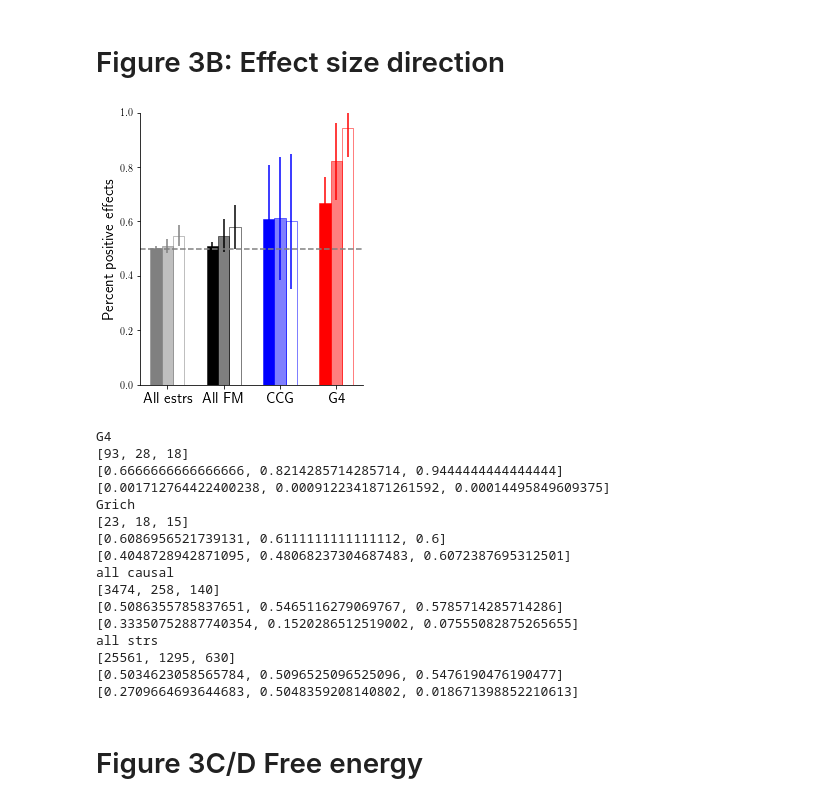
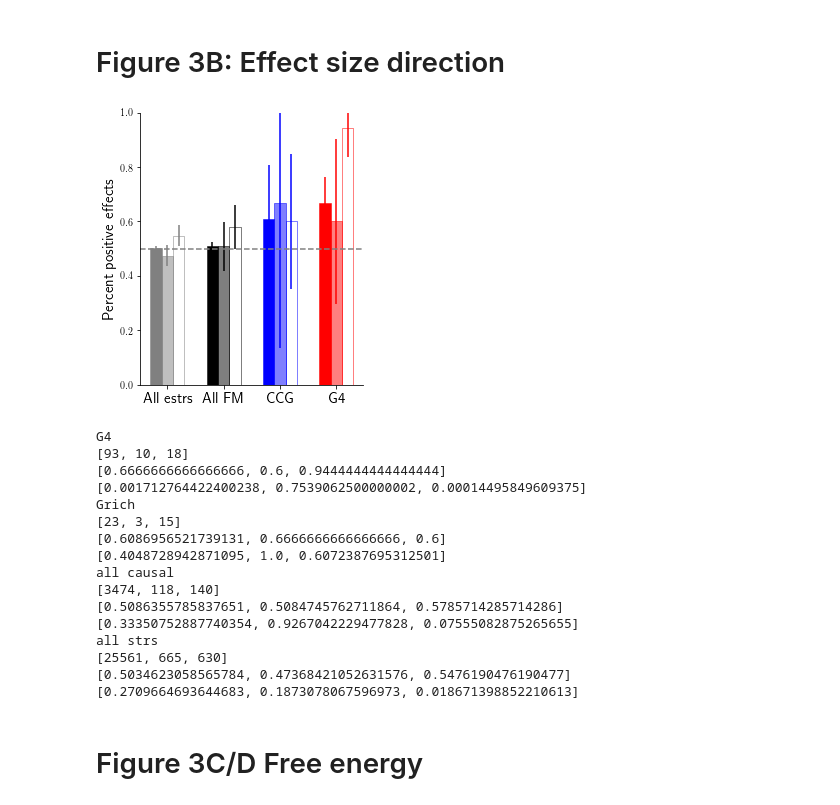
Before and after one commit to gymreklab/gtex-estrs-paper, a Jupyter notebook: Figures/eSTR-GTEx-Figure3.ipynb, the cells around one changed output. Saved outputs shown, nothing was run; the diff lists cells and outputs as text; code cells hidden in the pictures.

```diff
--- a/Figures/eSTR-GTEx-Figure3.ipynb
+++ b/Figures/eSTR-GTEx-Figure3.ipynb
@@ -142,7 +142,7 @@ pvals = []
 
 w = 0.2
 dist = 3000
-tss_bins = [(-1000000, 10000000), (-1*dist, dist), (0, dist)]
+tss_bins = [(-1000000, 10000000), (-1*dist, 0), (0, dist)]
 binlabels = ["ALL", "promoter", "downstream"]
 bincolors = [ "white", "darkgray", "lightgray"]
 classcolors = ["gray","black","blue","red"]
@@ -168,34 +168,34 @@ for df in dfs:
         nums.append(df_bin.shape[0])
         pvals.append(scipy.stats.binom_test(perc*df_bin.shape[0], df_bin.shape[0]))
     colors.extend([classcolors[ind]]*3)
     alphas.extend(binalphas)
     ind += 1
     #colors.extend(bincolors)
     #ecolors.extend(bincolors)
     xvals.extend([ind, ind+w, ind+2*w])
     labels.append(dflabel)
 
 rgba_colors = np.zeros((len(xvals), 4))
 for i in range(len(colors)):
     rgba_colors[i, 0:3] = matplotlib.colors.to_rgba(colors[i])[0:3]
 rgba_colors[:, 3] = alphas
 
 fig = plt.figure()
 fig.set_size_inches((4, 5))
 ax = fig.add_subplot(111)
 ax.bar(xvals, dirs, color=rgba_colors, edgecolor=colors, linewidth=0.5, yerr=stderrs, ecolor=colors,  width=w)
 ax.axhline(y=0.5, linestyle="dashed", color="gray")
 ax.set_ylim(bottom=0, top=1);
 ax.spines['right'].set_visible(False)
 ax.spines['top'].set_visible(False)
 ax.yaxis.set_ticks_position('left')
 ax.xaxis.set_ticks_position('bottom')
 ax.set_xticks([xvals[i] for i in range(len(xvals)) if i%3 == 1])
 ax.set_xticklabels(labels, size=15);
 ax.set_ylabel("Percent positive effects", size=15)
 if SAVEPLOT: fig.savefig(os.path.join(RESULTSDIR, "%s_G4Direction.pdf"%FIGPREFIX));
 # %% [output]
-[figure, old version]
+[figure, new version]
 # %%
 print("G4")
 print(nums[9:12])
@@ -218,21 +218,21 @@ print(dirs[0:3])
 print(pvals[0:3])
 # %% [output]
 G4
-[93, 28, 18]
-[0.6666666666666666, 0.8214285714285714, 0.9444444444444444]
-[0.001712764422400238, 0.0009122341871261592, 0.00014495849609375]
+[93, 10, 18]
+[0.6666666666666666, 0.6, 0.9444444444444444]
+[0.001712764422400238, 0.7539062500000002, 0.00014495849609375]
 Grich
-[23, 18, 15]
-[0.6086956521739131, 0.6111111111111112, 0.6]
-[0.4048728942871095, 0.48068237304687483, 0.6072387695312501]
+[23, 3, 15]
+[0.6086956521739131, 0.6666666666666666, 0.6]
+[0.4048728942871095, 1.0, 0.6072387695312501]
 all causal
-[3474, 258, 140]
-[0.5086355785837651, 0.5465116279069767, 0.5785714285714286]
-[0.33350752887740354, 0.1520286512519002, 0.07555082875265655]
+[3474, 118, 140]
+[0.5086355785837651, 0.5084745762711864, 0.5785714285714286]
+[0.33350752887740354, 0.9267042229477828, 0.07555082875265655]
 all strs
-[25561, 1295, 630]
-[0.5034623058565784, 0.5096525096525096, 0.5476190476190477]
-[0.2709664693644683, 0.5048359208140802, 0.018671398852210613]
+[25561, 665, 630]
+[0.5034623058565784, 0.47368421052631576, 0.5476190476190477]
+[0.2709664693644683, 0.1873078067596973, 0.018671398852210613]
 # %% [markdown]
 # Figure 3C/D Free energy
 # %%
```
Also changed, not shown: 14 other files.
